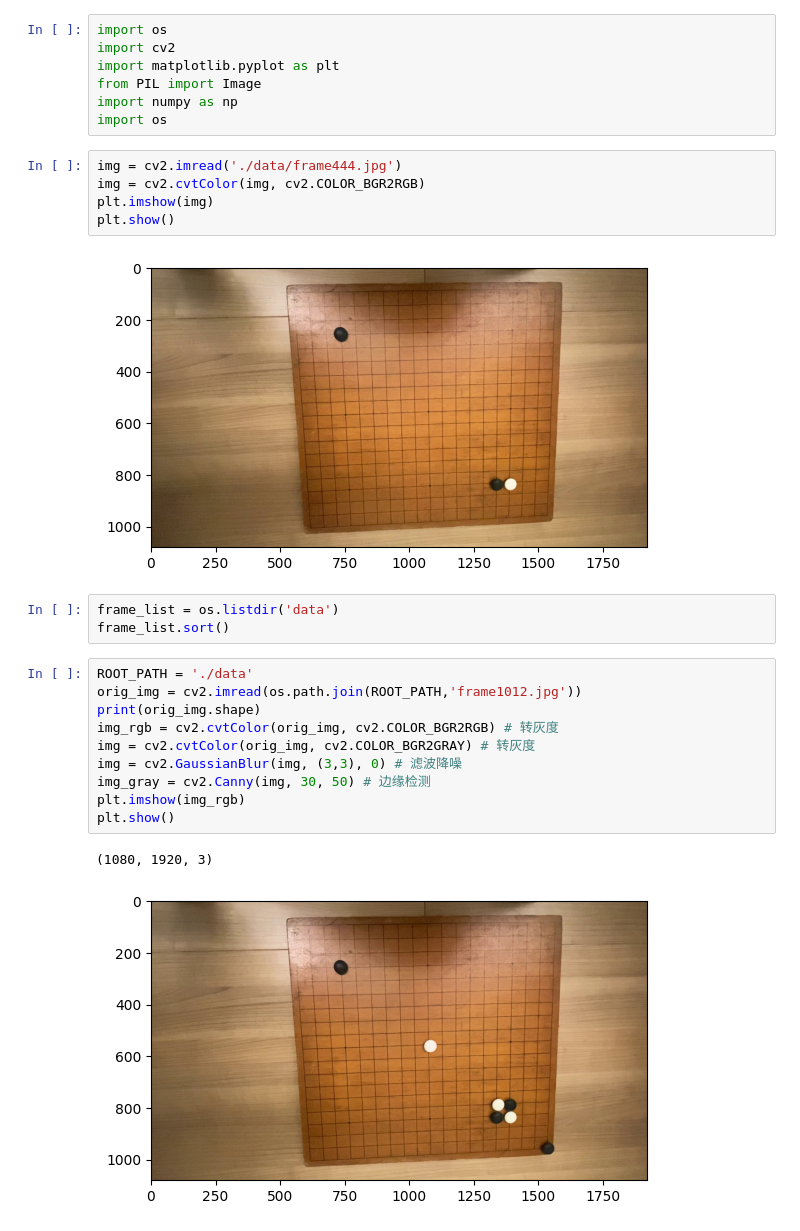
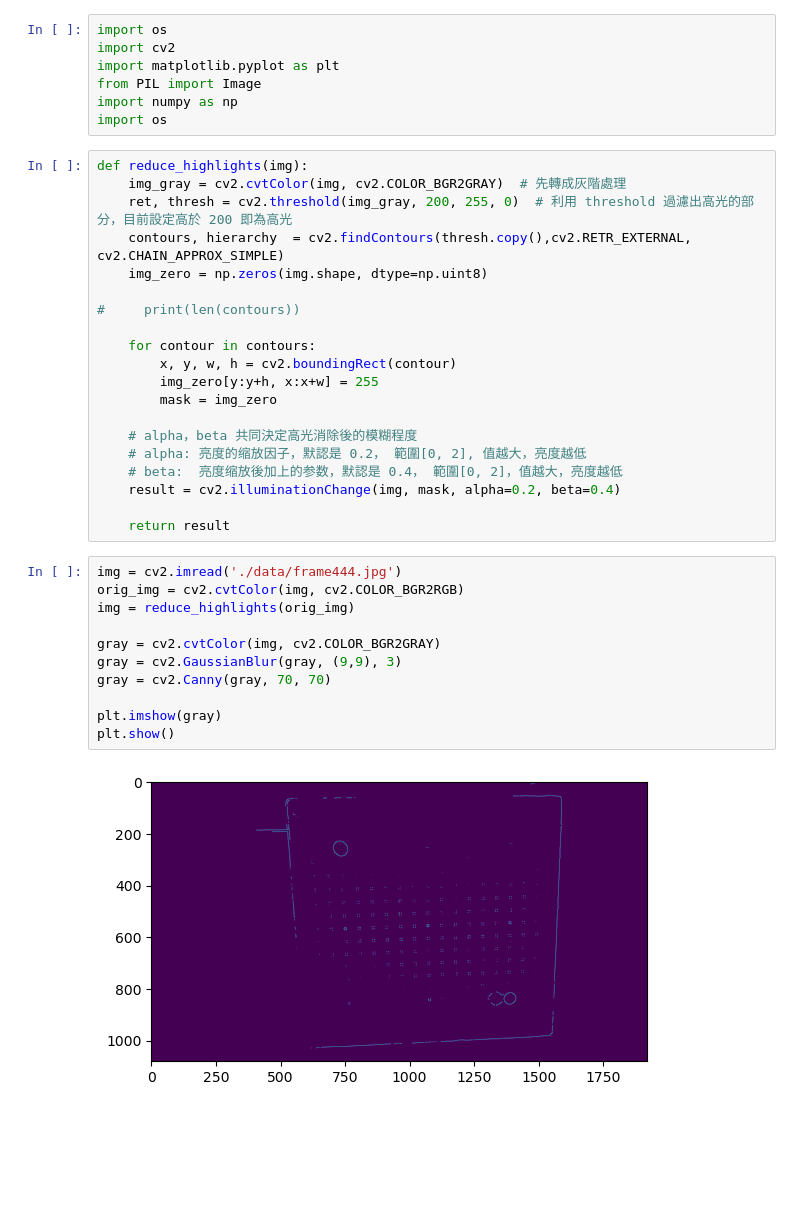
Before and after one commit to Howeng98/go_game_extension, a Jupyter notebook: run.ipynb, the cells around one changed output. Cells and saved outputs as stored; diff of their text form; blank space fills up the shorter version.

```diff
--- a/run.ipynb
+++ b/run.ipynb
@@ -11,26 +11,36 @@ import matplotlib.pyplot as plt
 from PIL import Image
 import numpy as np
 import os
+# %%
+def reduce_highlights(img):
+    img_gray = cv2.cvtColor(img, cv2.COLOR_BGR2GRAY)  # 先轉成灰階處理
+    ret, thresh = cv2.threshold(img_gray, 200, 255, 0)  # 利用 threshold 過濾出高光的部分，目前設定高於 200 即為高光
+    contours, hierarchy  = cv2.findContours(thresh.copy(),cv2.RETR_EXTERNAL, cv2.CHAIN_APPROX_SIMPLE)
+    img_zero = np.zeros(img.shape, dtype=np.uint8)
+
+#     print(len(contours))
+
+    for contour in contours:
+        x, y, w, h = cv2.boundingRect(contour)
+        img_zero[y:y+h, x:x+w] = 255
+        mask = img_zero
+
+    # alpha，beta 共同決定高光消除後的模糊程度
+    # alpha: 亮度的缩放因子，默認是 0.2， 範圍[0, 2], 值越大，亮度越低
+    # beta:  亮度缩放後加上的参数，默認是 0.4， 範圍[0, 2]，值越大，亮度越低
+    result = cv2.illuminationChange(img, mask, alpha=0.2, beta=0.4)
+
+    return result
 # %%
 img = cv2.imread('./data/frame444.jpg')
-img = cv2.cvtColor(img, cv2.COLOR_BGR2RGB)
-plt.imshow(img)
+orig_img = cv2.cvtColor(img, cv2.COLOR_BGR2RGB)
+img = reduce_highlights(orig_img)
+
+gray = cv2.cvtColor(img, cv2.COLOR_BGR2GRAY)
+gray = cv2.GaussianBlur(gray, (9,9), 3)
+gray = cv2.Canny(gray, 70, 70)
+
+plt.imshow(gray)
 plt.show()
 # %% [output]
-[figure, old version]
+[figure, new version]
-# %%
-frame_list = os.listdir('data')
-frame_list.sort()
-# %%
-ROOT_PATH = './data'
-orig_img = cv2.imread(os.path.join(ROOT_PATH,'frame1012.jpg'))
-print(orig_img.shape)
-img_rgb = cv2.cvtColor(orig_img, cv2.COLOR_BGR2RGB) # 转灰度
-img = cv2.cvtColor(orig_img, cv2.COLOR_BGR2GRAY) # 转灰度
-img = cv2.GaussianBlur(img, (3,3), 0) # 滤波降噪
-img_gray = cv2.Canny(img, 30, 50) # 边缘检测
-plt.imshow(img_rgb)
-plt.show()
-# %% [output]
-(1080, 1920, 3)
-[figure, removed]
```
Also changed, not shown: parts of 5 cells of this notebook, 2 other files.
